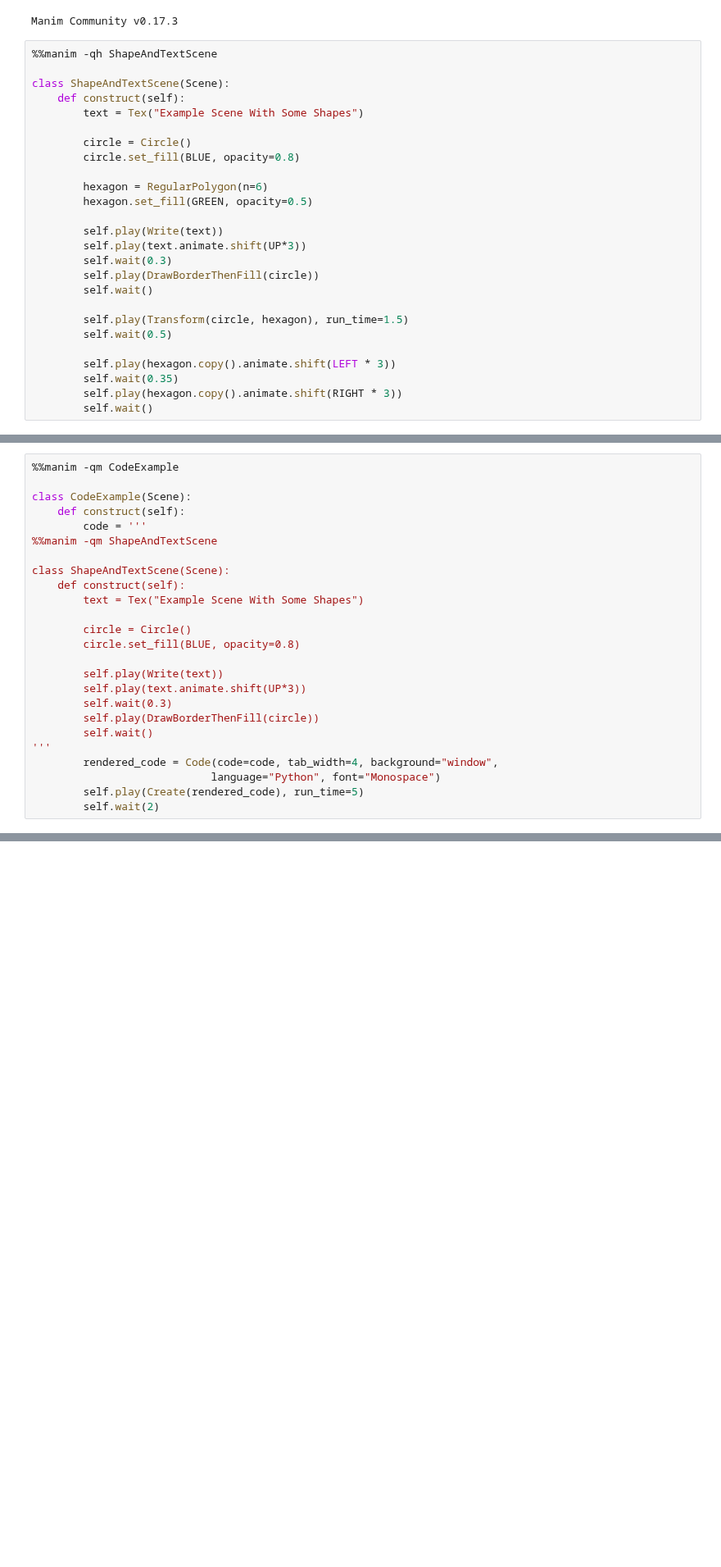
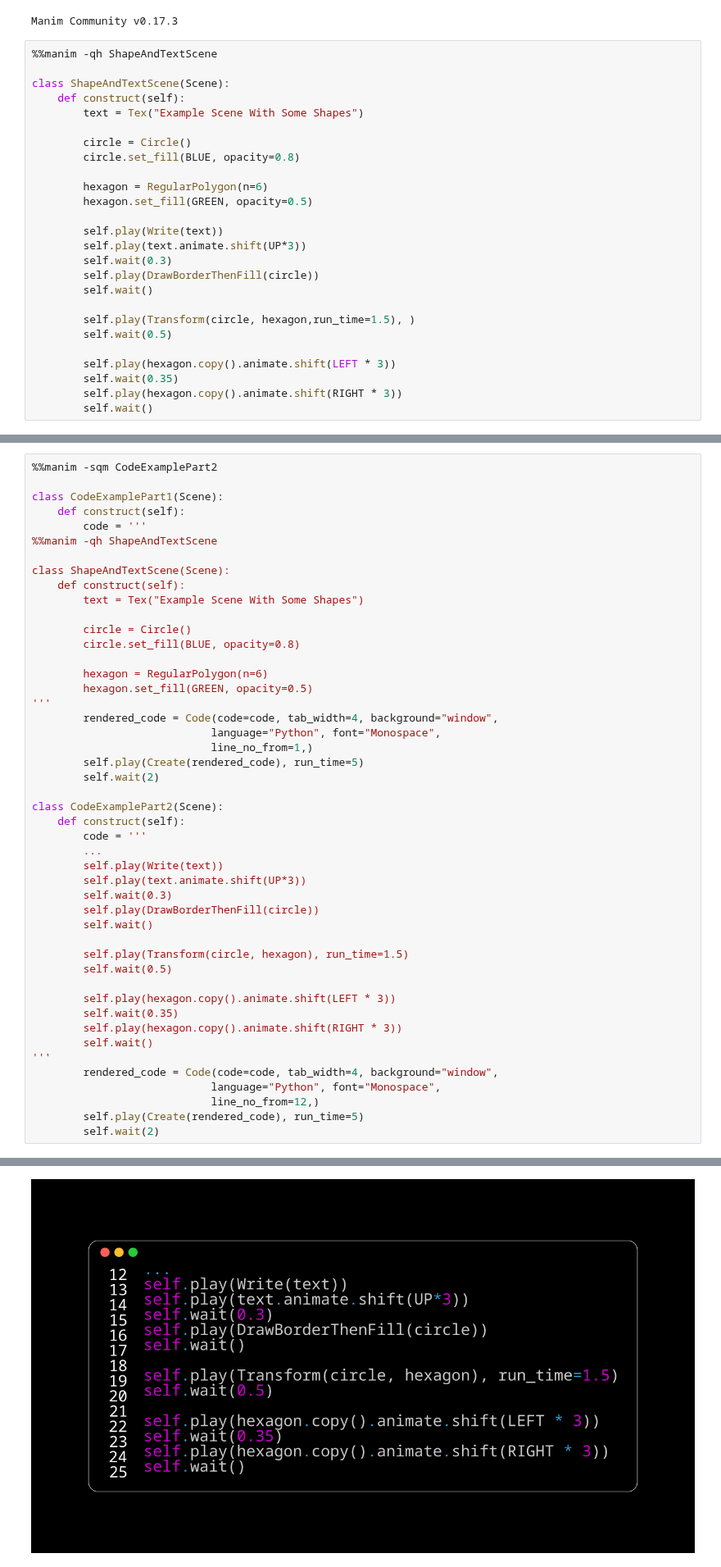
Before and after one commit to andresberejnoi/PublicNotebooks, a Jupyter notebook: Manim Notebooks/manim_examples.ipynb, the cells around one changed output, grey strips where cells are left out. Shown at 82% size. Cells and saved outputs as stored; diff of their text form; blank space fills up the shorter version.

```diff
--- a/Manim Notebooks/manim_examples.ipynb
+++ b/Manim Notebooks/manim_examples.ipynb
@@ -29,7 +29,7 @@ class ShapeAndTextScene(Scene):
         self.play(DrawBorderThenFill(circle))
         self.wait()
 
-        self.play(Transform(circle, hexagon), run_time=1.5)
+        self.play(Transform(circle, hexagon,run_time=1.5), )
         self.wait(0.5)
 
         self.play(hexagon.copy().animate.shift(LEFT * 3))
@@ -39,12 +39,12 @@ class ShapeAndTextScene(Scene):
 # %% [output]
 [interactive output not drawn]
 # %%
-%%manim -qm CodeExample
+%%manim -sqm CodeExamplePart2
 
-class CodeExample(Scene):
+class CodeExamplePart1(Scene):
     def construct(self):
         code = '''
-%%manim -qm ShapeAndTextScene
+%%manim -qh ShapeAndTextScene
 
 class ShapeAndTextScene(Scene):
     def construct(self):
@@ -53,14 +53,36 @@ class ShapeAndTextScene(Scene):
         circle = Circle()
         circle.set_fill(BLUE, opacity=0.8)
 
+        hexagon = RegularPolygon(n=6)
+        hexagon.set_fill(GREEN, opacity=0.5)
+'''
+        rendered_code = Code(code=code, tab_width=4, background="window",
+                            language="Python", font="Monospace",
+                            line_no_from=1,)
+        self.play(Create(rendered_code), run_time=5)
+        self.wait(2)
+
+class CodeExamplePart2(Scene):
+    def construct(self):
+        code = '''
+        ...
         self.play(Write(text))
         self.play(text.animate.shift(UP*3))
         self.wait(0.3)
         self.play(DrawBorderThenFill(circle))
         self.wait()
+
+        self.play(Transform(circle, hexagon), run_time=1.5)
+        self.wait(0.5)
+
+        self.play(hexagon.copy().animate.shift(LEFT * 3))
+        self.wait(0.35)
+        self.play(hexagon.copy().animate.shift(RIGHT * 3))
+        self.wait()
 '''
         rendered_code = Code(code=code, tab_width=4, background="window",
-                            language="Python", font="Monospace")
+                            language="Python", font="Monospace",
+                            line_no_from=12,)
         self.play(Create(rendered_code), run_time=5)
         self.wait(2)
 # %% [output]
@@ -68,3 +89,4 @@ class ShapeAndTextScene(Scene):
+[figure, added]
 # %%
 %%manim -qh MatrixExample
 
```
Also changed, not shown: parts of 9 cells of this notebook.
